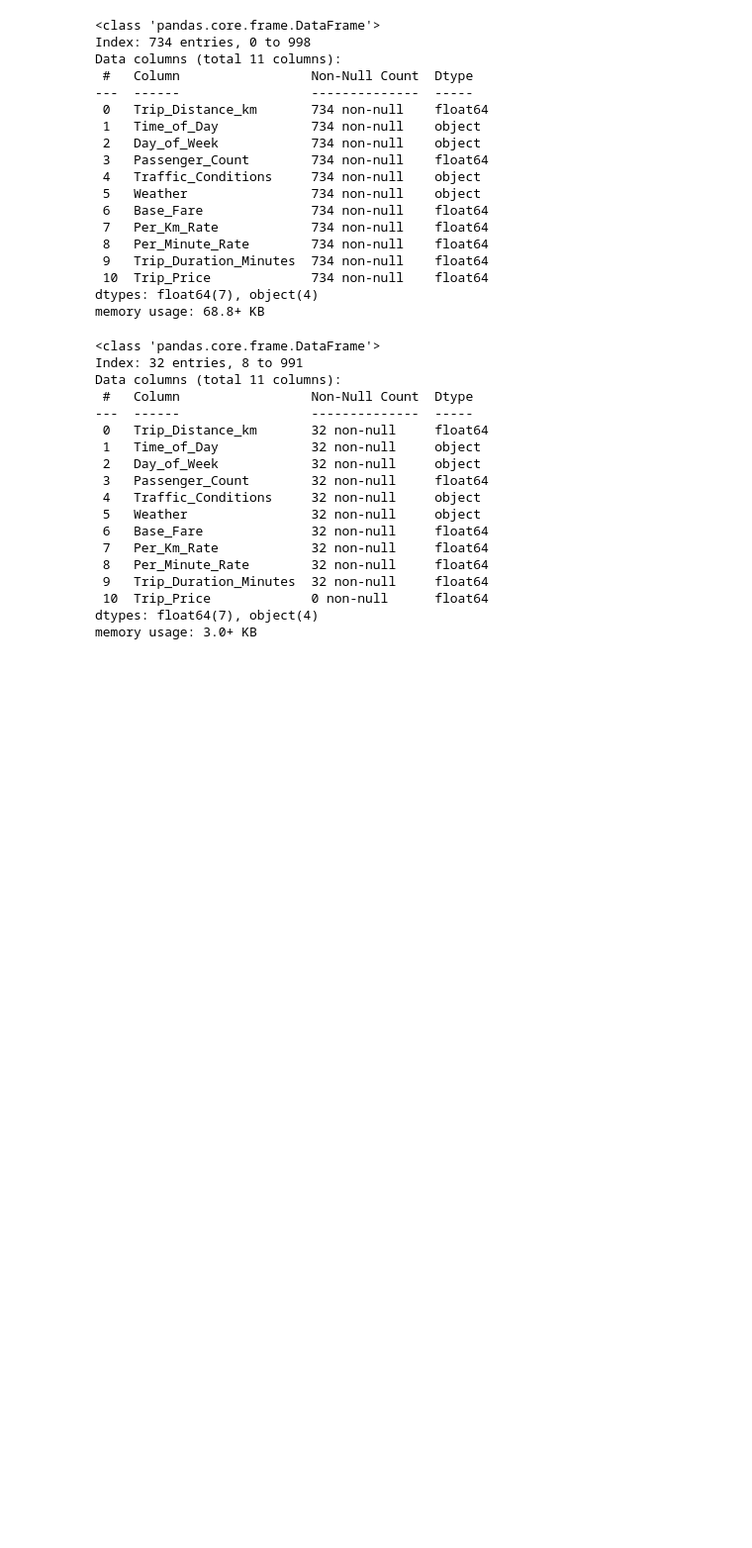
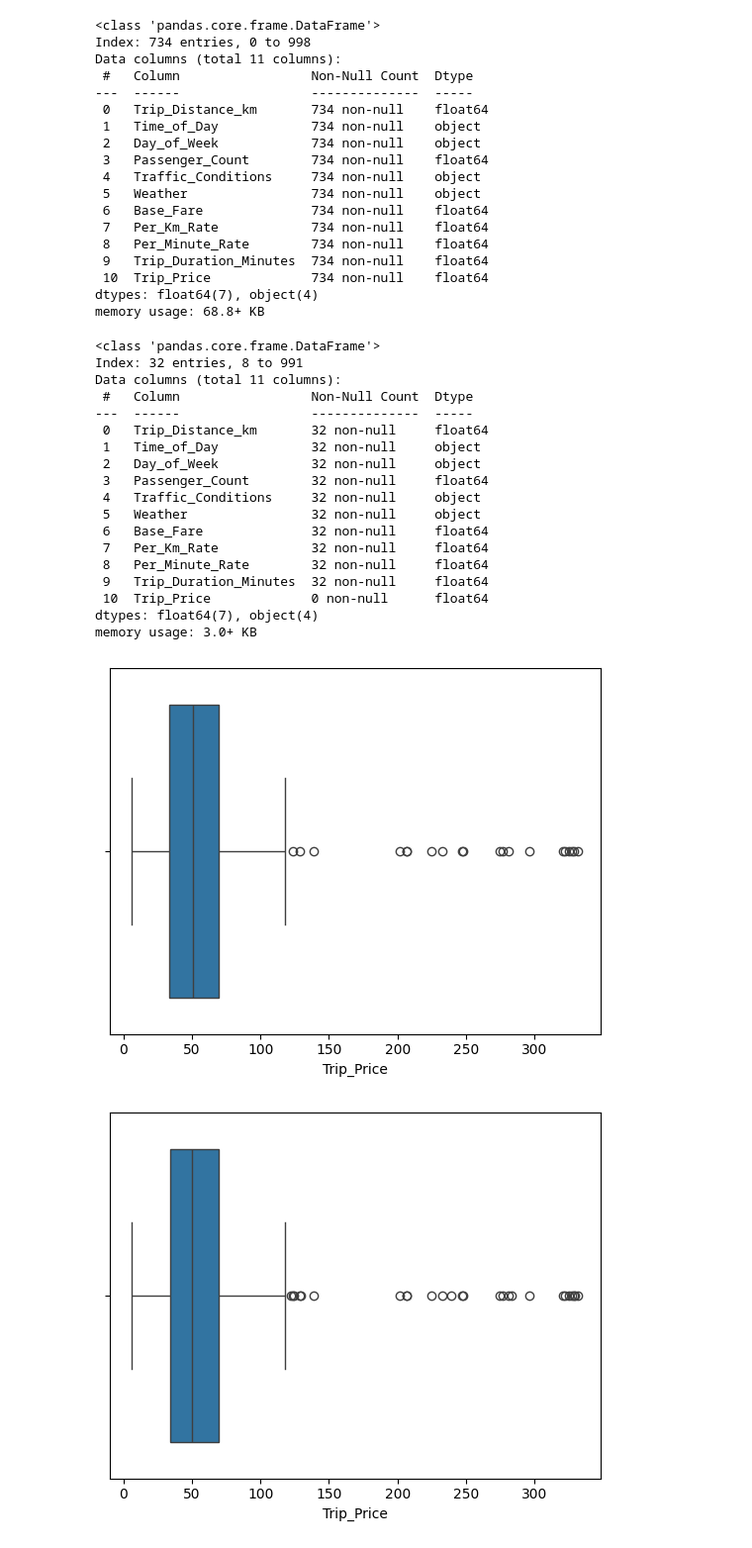
Before and after one commit to Vence85/taxi-prediction-fullstack-jonas-gustafsson-opa24, a Jupyter notebook: explorations/eda.ipynb, the cells around one changed output. Shown at 99% size. Saved outputs shown, nothing was run; the diff lists cells and outputs as text; code cells hidden in the pictures; blank space fills up the shorter version.

```diff
--- a/explorations/eda.ipynb
+++ b/explorations/eda.ipynb
@@ -212,3 +212,15 @@ Data columns (total 11 columns):
  10  Trip_Price             0 non-null      float64
 dtypes: float64(7), object(4)
 memory usage: 3.0+ KB
+# %%
+import seaborn as sns
+import matplotlib.pyplot as plt
+
+sns.boxplot(x=train_df["Trip_Price"])
+plt.show()
+sns.boxplot(x=df["Trip_Price"])
+
+plt.show()
+# %% [output]
+[figure, added]
+[figure, added]
```
Also changed, not shown: parts of 3 cells of this notebook, 3 other files.
